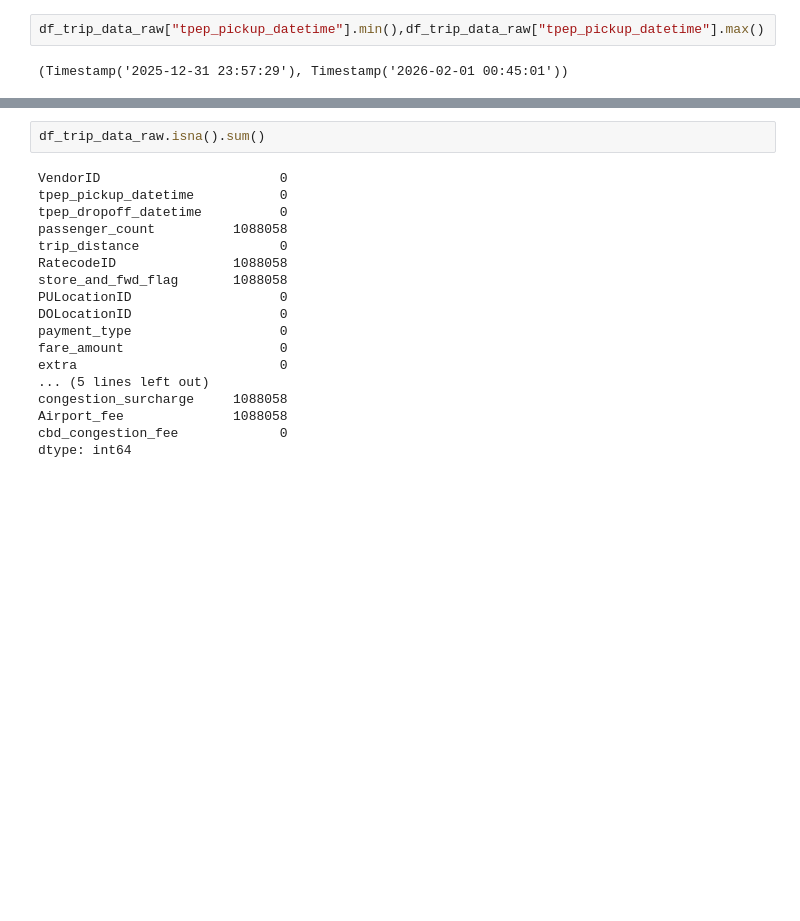
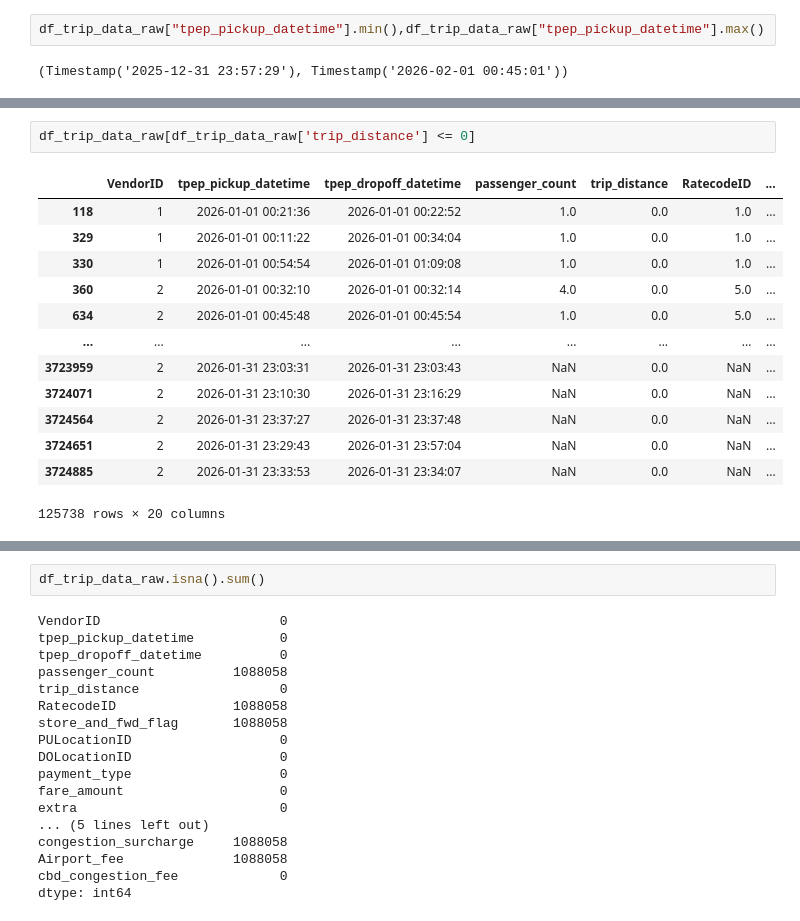
Before and after one commit to Lau-Jr/nyc-taxi-data-engineering, a Jupyter notebook: notebooks/01_phase1_exploration.ipynb, the cells around one changed output, grey strips where cells are left out. Drawn from its saved outputs; the diff is of its cells as text; blank space fills up the shorter version.

Commit message:
added data exloration

```diff
--- a/notebooks/01_phase1_exploration.ipynb
+++ b/notebooks/01_phase1_exploration.ipynb
@@ -41,0 +69,16 @@ df_trip_data_raw["tpep_pickup_datetime"].min(),df_trip_data_raw["tpep_pickup_dat
+# %%
+df_trip_data_raw[df_trip_data_raw['trip_distance'] <= 0]
+# %% [output]
+|  | VendorID | tpep_pickup_datetime | tpep_dropoff_datetime | passenger_count | trip_distance | RatecodeID | ... |
+| 118 | 1 | 2026-01-01 00:21:36 | 2026-01-01 00:22:52 | 1.0 | 0.0 | 1.0 | ... |
+| 329 | 1 | 2026-01-01 00:11:22 | 2026-01-01 00:34:04 | 1.0 | 0.0 | 1.0 | ... |
+| 330 | 1 | 2026-01-01 00:54:54 | 2026-01-01 01:09:08 | 1.0 | 0.0 | 1.0 | ... |
+| 360 | 2 | 2026-01-01 00:32:10 | 2026-01-01 00:32:14 | 4.0 | 0.0 | 5.0 | ... |
+| 634 | 2 | 2026-01-01 00:45:48 | 2026-01-01 00:45:54 | 1.0 | 0.0 | 5.0 | ... |
+| ... | ... | ... | ... | ... | ... | ... | ... |
+| 3723959 | 2 | 2026-01-31 23:03:31 | 2026-01-31 23:03:43 | NaN | 0.0 | NaN | ... |
+| 3724071 | 2 | 2026-01-31 23:10:30 | 2026-01-31 23:16:29 | NaN | 0.0 | NaN | ... |
+| 3724564 | 2 | 2026-01-31 23:37:27 | 2026-01-31 23:37:48 | NaN | 0.0 | NaN | ... |
+| 3724651 | 2 | 2026-01-31 23:29:43 | 2026-01-31 23:57:04 | NaN | 0.0 | NaN | ... |
+| 3724885 | 2 | 2026-01-31 23:33:53 | 2026-01-31 23:34:07 | NaN | 0.0 | NaN | ... |
+125738 rows × 20 columns
```
Also changed, not shown: parts of 15 cells of this notebook.
